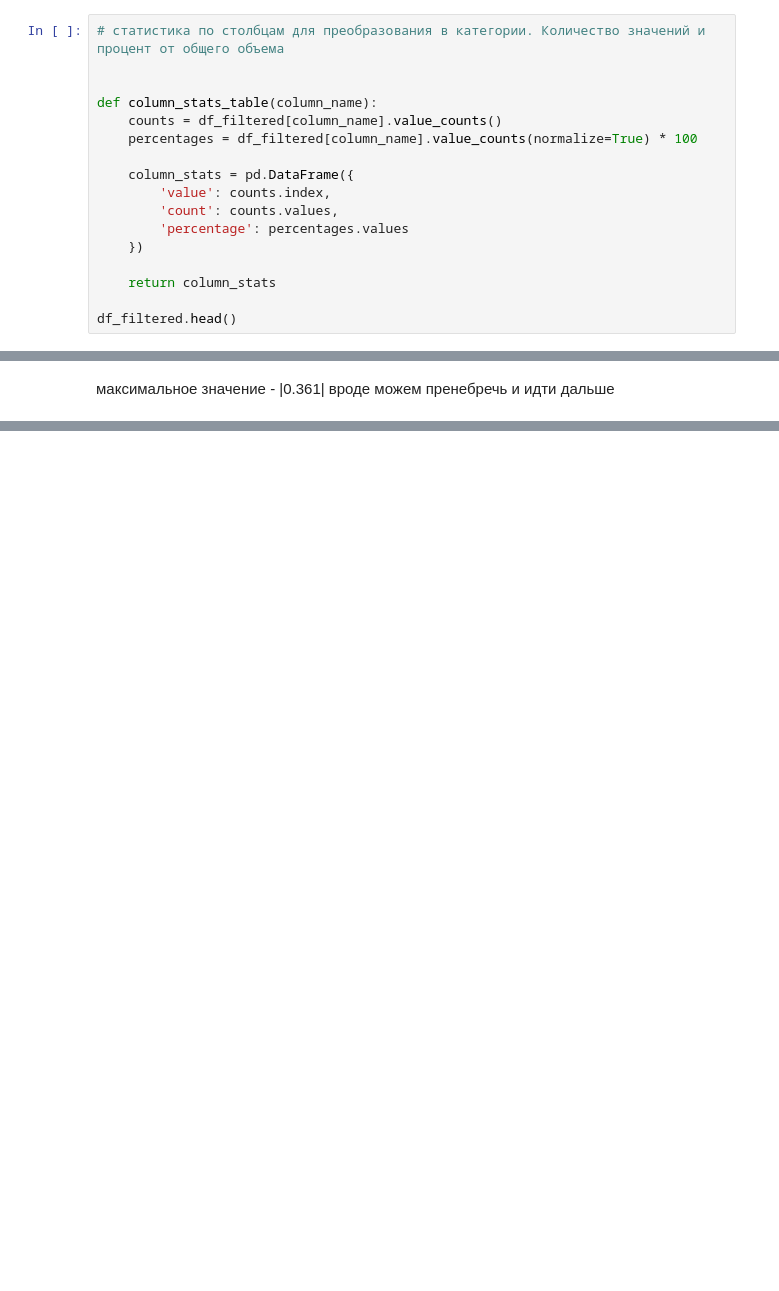
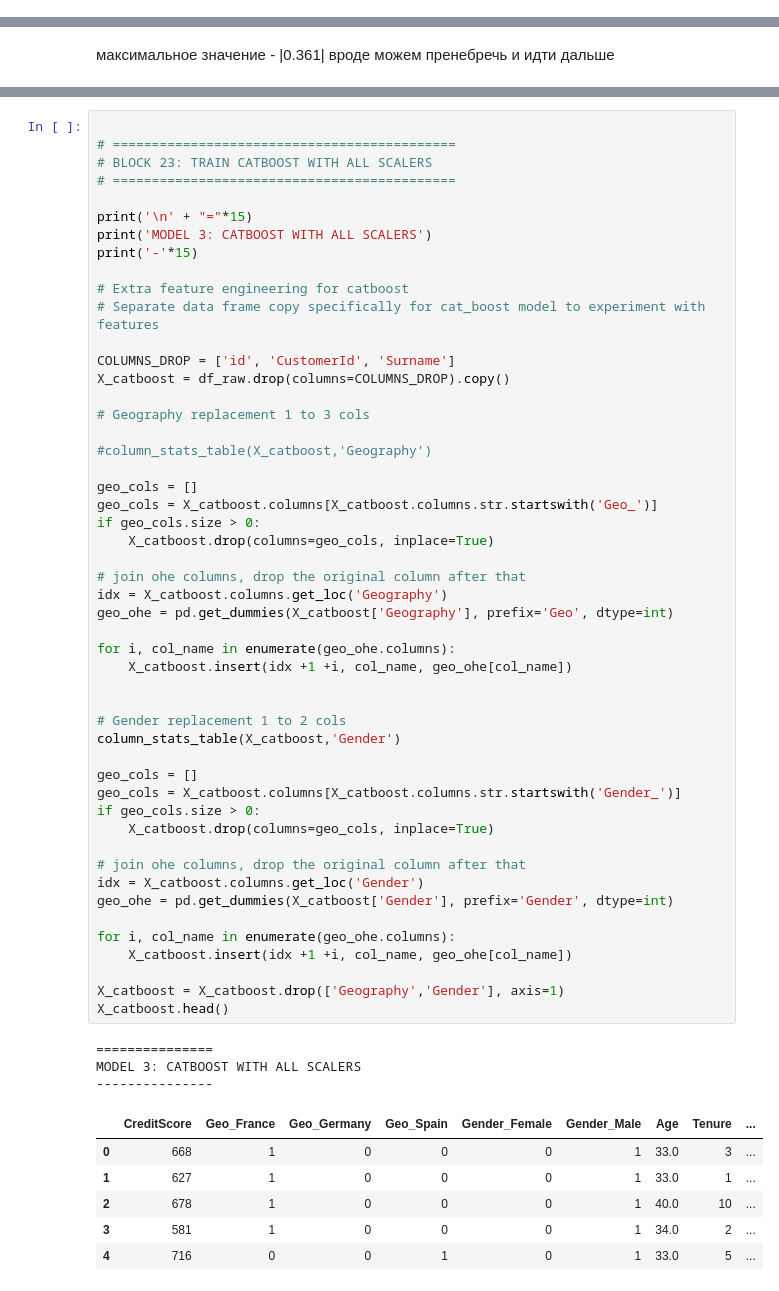
Before and after one commit to Evgeny725/ml-basics, a Jupyter notebook: bank_churn.ipynb, the cells around one changed output, grey strips where cells are left out. Drawn from its saved outputs; the diff is of its cells as text; blank space fills up the shorter version.

Commit message:
cat boost added. code refactored

```diff
--- a/bank_churn.ipynb
+++ b/bank_churn.ipynb
@@ -271,17 +252,0 @@ df_filtered.head()
-# %%
-# статистика по столбцам для преобразования в категории. Количество значений и процент от общего объема
-
-
-def column_stats_table(column_name):
-    counts = df_filtered[column_name].value_counts()
-    percentages = df_filtered[column_name].value_counts(normalize=True) * 100
-
-    column_stats = pd.DataFrame({
-        'value': counts.index,
-        'count': counts.values,
-        'percentage': percentages.values
-    })
-
-    return column_stats
-
-df_filtered.head()
@@ -578,0 +867,60 @@ result logged to ml_logs.csv
+# %%
+
+# ============================================
+# BLOCK 23: TRAIN CATBOOST WITH ALL SCALERS
+# ============================================
+
+print('\n' + "="*15)
+print('MODEL 3: CATBOOST WITH ALL SCALERS')
+print('-'*15)
+
+# Extra feature engineering for catboost
+# Separate data frame copy specifically for cat_boost model to experiment with features
+
+COLUMNS_DROP = ['id', 'CustomerId', 'Surname']
+X_catboost = df_raw.drop(columns=COLUMNS_DROP).copy()
+
+# Geography replacement 1 to 3 cols
+
+#column_stats_table(X_catboost,'Geography')
+
+geo_cols = []
+geo_cols = X_catboost.columns[X_catboost.columns.str.startswith('Geo_')]
+if geo_cols.size > 0:
+    X_catboost.drop(columns=geo_cols, inplace=True)
+
+# join ohe columns, drop the original column after that
+idx = X_catboost.columns.get_loc('Geography')
+geo_ohe = pd.get_dummies(X_catboost['Geography'], prefix='Geo', dtype=int)
+
+for i, col_name in enumerate(geo_ohe.columns):
+    X_catboost.insert(idx +1 +i, col_name, geo_ohe[col_name])
+
+
+# Gender replacement 1 to 2 cols
+column_stats_table(X_catboost,'Gender')
+
+geo_cols = []
+geo_cols = X_catboost.columns[X_catboost.columns.str.startswith('Gender_')]
+if geo_cols.size > 0:
+    X_catboost.drop(columns=geo_cols, inplace=True)
+
+# join ohe columns, drop the original column after that
+idx = X_catboost.columns.get_loc('Gender')
+geo_ohe = pd.get_dummies(X_catboost['Gender'], prefix='Gender', dtype=int)
+
+for i, col_name in enumerate(geo_ohe.columns):
+    X_catboost.insert(idx +1 +i, col_name, geo_ohe[col_name])
+
+X_catboost = X_catboost.drop(['Geography','Gender'], axis=1)
+X_catboost.head()
+# %% [output]
+===============
+MODEL 3: CATBOOST WITH ALL SCALERS
+---------------
+|  | CreditScore | Geo_France | Geo_Germany | Geo_Spain | Gender_Female | Gender_Male | Age | Tenure | ... |
+| 0 | 668 | 1 | 0 | 0 | 0 | 1 | 33.0 | 3 | ... |
+| 1 | 627 | 1 | 0 | 0 | 0 | 1 | 33.0 | 1 | ... |
+| 2 | 678 | 1 | 0 | 0 | 0 | 1 | 40.0 | 10 | ... |
+| 3 | 581 | 1 | 0 | 0 | 0 | 1 | 34.0 | 2 | ... |
+| 4 | 716 | 0 | 0 | 1 | 0 | 1 | 33.0 | 5 | ... |
```
Also changed, not shown: parts of 35 cells of this notebook, 1 other file.
